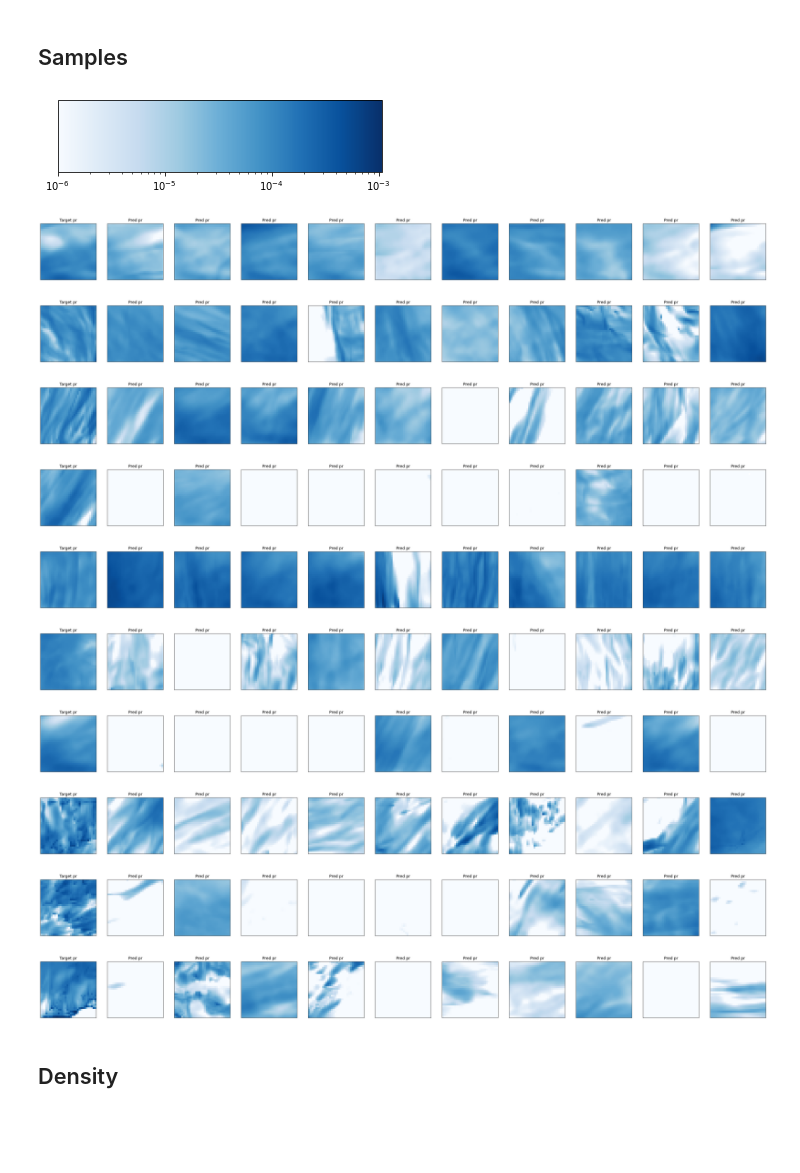
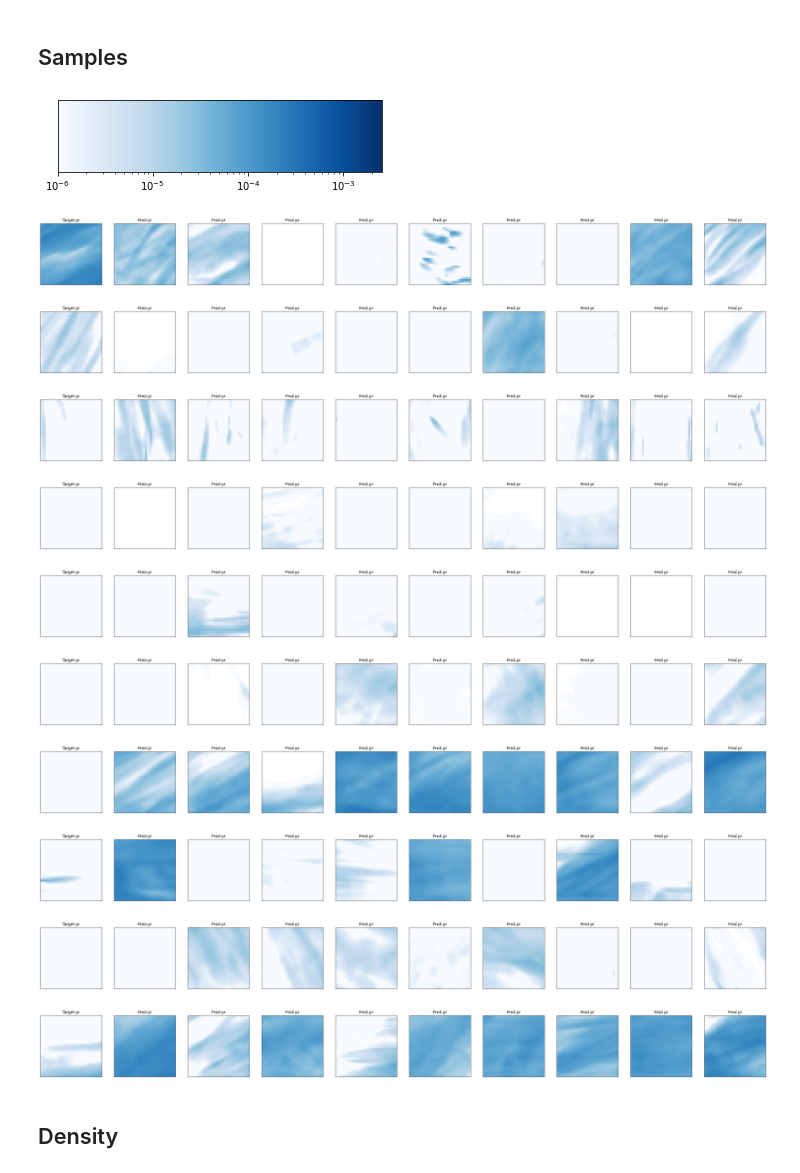
Before and after one commit to henryaddison/ml-downscaling-emulation, a Jupyter notebook: notebooks/exploration/Evaluation vorticity.ipynb, the cells around one changed output. Saved outputs shown, nothing was run; the diff lists cells and outputs as text; code cells hidden in the pictures; blank space fills up the shorter version.

Commit message:
re-run with almost full set of samples

```diff
--- a/notebooks/exploration/Evaluation vorticity.ipynb
+++ b/notebooks/exploration/Evaluation vorticity.ipynb
@@ -29,7 +29,7 @@ checkpoint_id = 200
 dataset_name = "2.2km-coarsened-8x_london_vorticity850_random"
 split = "val"
 
-pred_ds = xr.open_mfdataset(os.path.join(os.getenv("DERIVED_DATA"), 'score-sde/workdirs/subvpsde/xarray_cncsnpp_continuous', run_name, f'samples/checkpoint-{checkpoint_id}/predictions-*.nc')).isel(grid_latitude=slice(32), grid_longitude=slice(32))
+pred_ds = xr.open_mfdataset(os.path.join(os.getenv("DERIVED_DATA"), 'score-sde/workdirs/subvpsde/xarray_cncsnpp_continuous', run_name, f'samples/checkpoint-{checkpoint_id}', split, 'predictions-*.nc')).isel(grid_latitude=slice(32), grid_longitude=slice(32))
 eval_ds = xr.open_dataset(os.path.join(os.getenv("MOOSE_DERIVED_DATA"), "nc-datasets", dataset_name, f"{split}.nc")).isel(grid_latitude=slice(32), grid_longitude=slice(32))
 
 merged_ds = xr.merge([pred_ds, eval_ds], join="inner")
@@ -36,13 +74,13 @@ merged_ds = xr.merge([pred_ds, eval_ds], join="inner")
 # %% [markdown]
 ## Samples
 # %%
-# timestamps = np.random.choice(merged_ds["time"], size=10, replace=False)
-timestamps = merged_ds.sum(dim=['grid_latitude', 'grid_longitude']).sortby('target_pr')["time"][-20:-10]
+timestamps = np.random.choice(merged_ds["time"], size=10, replace=False)
+# timestamps = merged_ds.sum(dim=['grid_latitude', 'grid_longitude']).sortby('target_pr')["time"][-20:-10]
 # %%
-# vmin = min([ds['pred_pr'].min().values])
-vmin = min([ds['target_pr'].min().values])
+# vmin = min([merged_ds['pred_pr'].min().values])
+vmin = min([merged_ds['target_pr'].min().values])
 vmin = 1e-6
-vmax = max(ds['pred_pr'].max().values, ds['target_pr'].max().values)
+vmax = max(merged_ds['pred_pr'].max().values, merged_ds['target_pr'].max().values)
 
 # s_m = matplotlib.cm.ScalarMappable(cmap="Blues", norm=matplotlib.colors.LogNorm(vmin=vmin, vmax=vmax))
 fig = plt.figure(figsize=(5, 10))
@@ -51,44 +89,44 @@ cb = matplotlib.colorbar.ColorbarBase(ax, orientation='horizontal', cmap='Blues'
 plt.show()
 
 def plot_pr(da, ax, title="", vmin=None, vmax=None, add_colorbar=False, cmap='Blues'):
     da.plot(ax=ax, norm=matplotlib.colors.LogNorm(), vmin=vmin, vmax=vmax, add_colorbar=add_colorbar, cmap=cmap)
     # da.plot(ax=ax, add_colorbar=True, cmap=cmap)
     ax.set_title(title)
     ax.coastlines()
 
 def show_predictions(ds, timestamps):
     num_predictions = len(ds["sample_id"])
 
     num_plots_per_ts = num_predictions+1 # plot each sample and true target pr
 
     for ts in timestamps:
         fig, axes = plt.subplots(1, num_plots_per_ts, figsize=(40,40), subplot_kw={'projection': cp_model_rotated_pole})
 
         ax = axes[0]
         plot_pr(ds.sel(time=ts)["target_pr"], ax, title="Target pr", vmin=vmin, vmax=vmax, add_colorbar=False)
 
         for sample_id in ds["sample_id"]:
             ax = axes[1+sample_id]
             plot_pr(ds.sel(time=ts, sample_id=sample_id)["pred_pr"], ax, title="Pred pr", vmin=vmin, vmax=vmax, add_colorbar=False)
             # ds.sel(time=ts, sample_id=sample_id)["pred_pr"].plot(ax=ax, norm=matplotlib.colors.LogNorm(), vmin=vmin, vmax=vmax, add_colorbar=False, cmap='Blues')
 
 
         plt.show()
 
 
 show_predictions(merged_ds, timestamps)
 # %% [output]
-[figure, old version]
+[figure, new version]
-[figure, old version]
+[figure, new version]
-[figure, old version]
+[figure, new version]
-[figure, old version]
+[figure, new version]
-[figure, old version]
+[figure, new version]
-[figure, old version]
+[figure, new version]
-[figure, old version]
+[figure, new version]
-[figure, old version]
+[figure, new version]
-[figure, old version]
+[figure, new version]
-[figure, old version]
+[figure, new version]
-[figure, old version]
+[figure, new version]
 # %% [markdown]
 ## Density
 # %%
```
Also changed, not shown: parts of 7 cells of this notebook.
